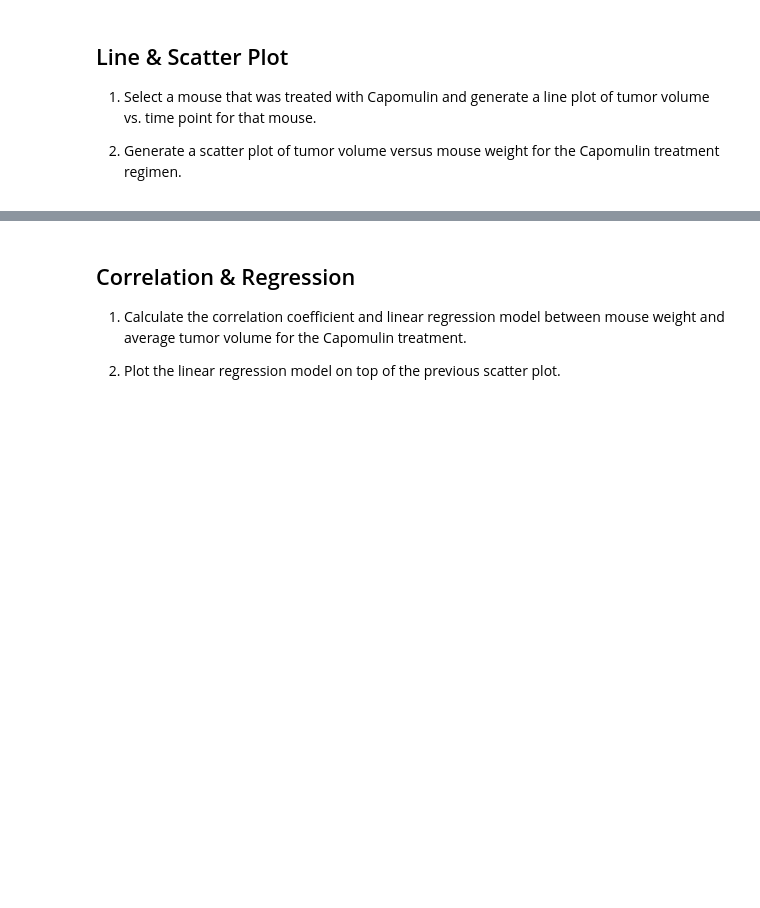
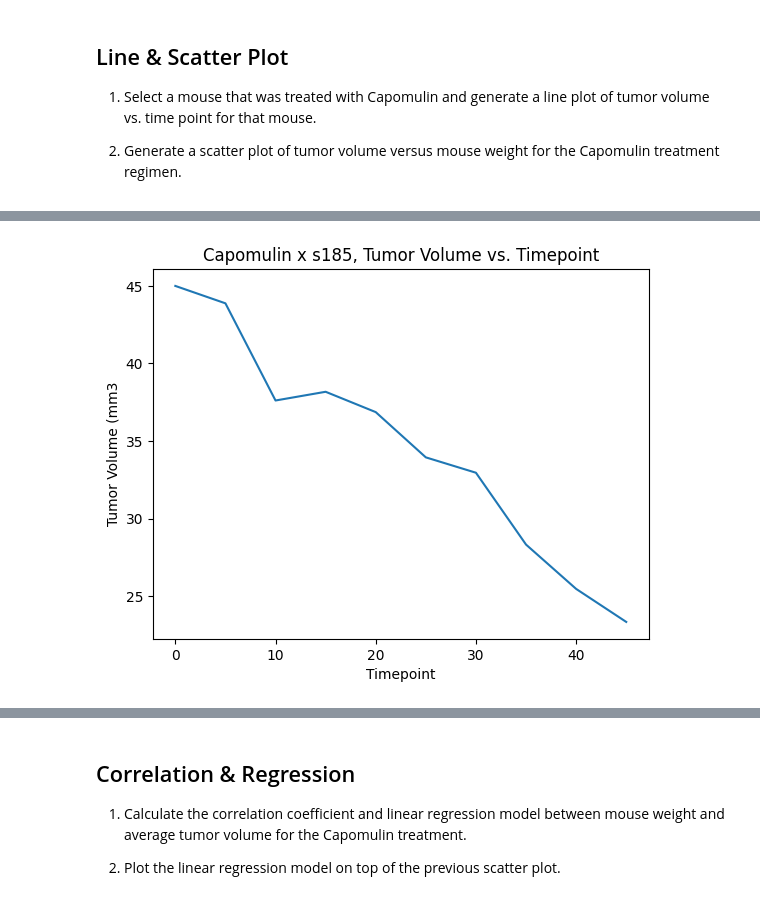
Before and after one commit to gw-sc/Matplotlib-challenge, a Jupyter notebook: Pymaceuticals/Pymaceuticals.ipynb, the cells around one changed output, grey strips where cells are left out. Drawn from its saved outputs; the diff is of its cells as text; code cells hidden in the pictures; blank space fills up the shorter version.

```diff
--- a/Pymaceuticals/Pymaceuticals.ipynb
+++ b/Pymaceuticals/Pymaceuticals.ipynb
@@ -392,2 +454,14 @@ Name: Tumor Volume (mm3), dtype: float64
 # %%
 # Generate a line plot of tumor volume vs. time point for a mouse treated with Capomulin
+s185 = df1.loc[df1["Mouse ID"] == "s185"]
+
+x_value = s185["Timepoint"]
+y_value = s185["Tumor Volume (mm3)"]
+
+plt.plot(xval, yval)
+plt.title("Capomulin x s185, Tumor Volume vs. Timepoint")
+plt.xlabel("Timepoint")
+plt.ylabel("Tumor Volume (mm3")
+plt.show()
+# %% [output]
+[figure, added]
```
Also changed, not shown: parts of 22 cells of this notebook.
